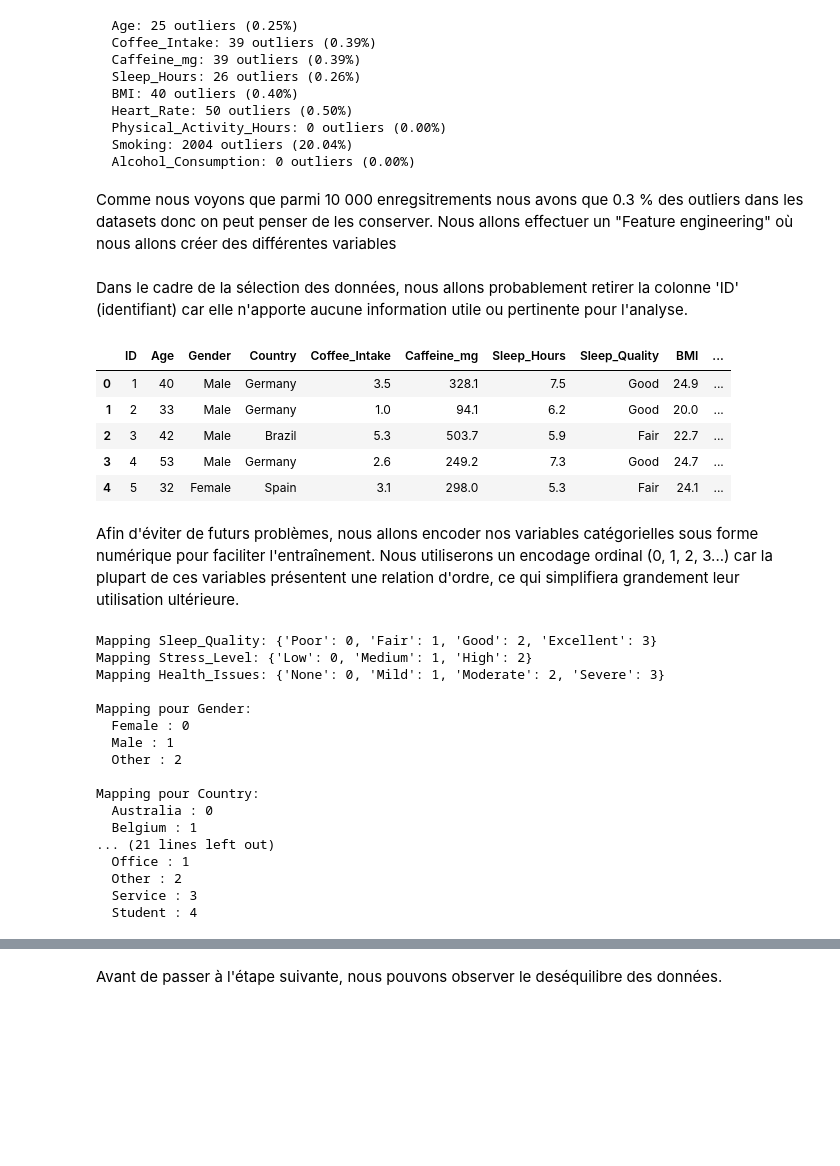
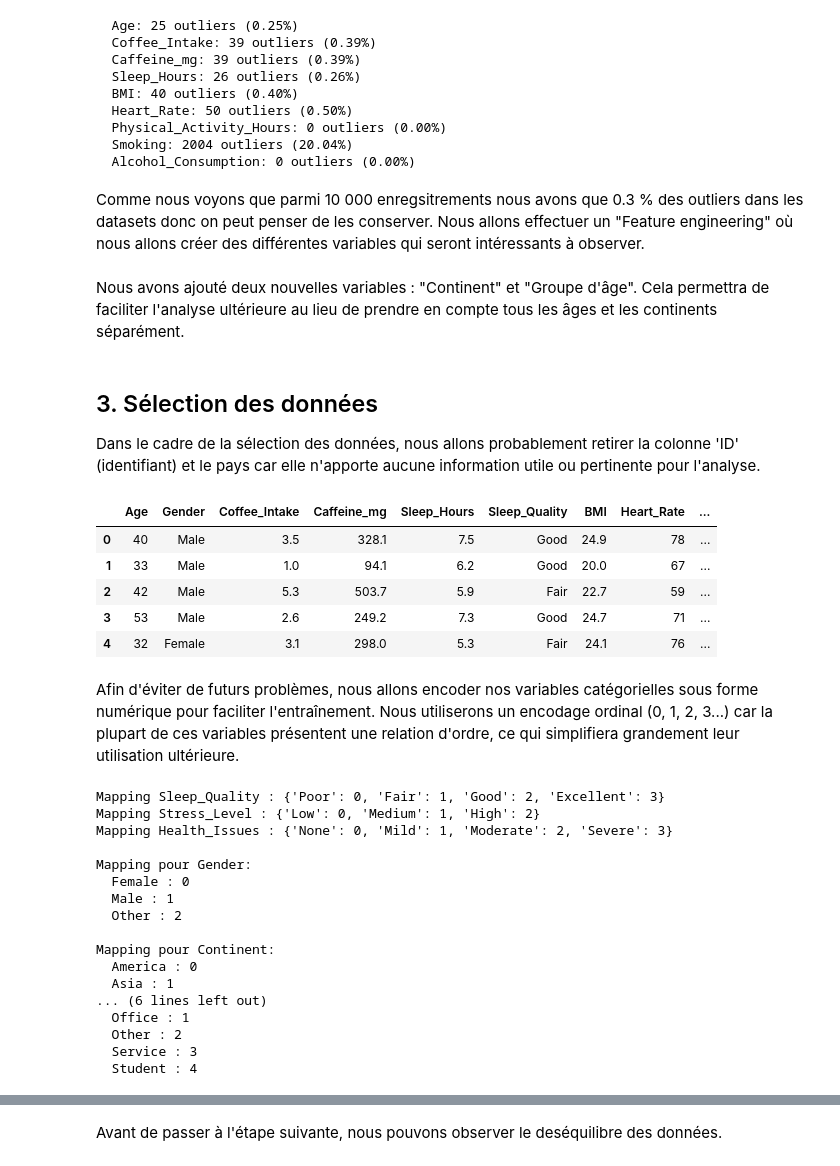
Before and after one commit to riada-zotiny/Processus_data, a Jupyter notebook: projet_AA.ipynb, the cells around one changed output, grey strips where cells are left out. Drawn from its saved outputs; the diff is of its cells as text; code cells hidden in the pictures; blank space fills up the shorter version.

```diff
--- a/projet_AA.ipynb
+++ b/projet_AA.ipynb
@@ -375,67 +374,90 @@ for col in num_vars:
   Smoking: 2004 outliers (20.04%)
   Alcohol_Consumption: 0 outliers (0.00%)
 # %% [markdown]
-Comme nous voyons que parmi 10 000 enregsitrements nous avons que 0.3 % des outliers dans les datasets donc on peut penser de les conserver. Nous allons effectuer un "Feature engineering" où nous allons créer des différentes variables
+Comme nous voyons que parmi 10 000 enregsitrements nous avons que 0.3 % des outliers dans les datasets donc on peut penser de les conserver. Nous allons effectuer un "Feature engineering" où nous allons créer des différentes variables qui seront intéressants à observer.
 # %%
-Late_Caffeine_Impact = Caffeine_mg / (Sleep_Hours + 0.1)
+def add_age_groups(df):
+    bins = [0, 18, 30, 45, 60, 120]
+    labels = ["0-18", "19-30", "31-45", "46-60", "60+"]
+
+    df = df.copy()
+    df["Age_Group"] = pd.cut(df["Age"], bins=bins, labels=labels, right=True)
+    return df
+
+df = add_age_groups(df)
+continent_map = {
+    'France':'Europe','Germany':'Europe','Spain':'Europe','Italy':'Europe',
+    'USA':'America','Canada':'America','Brazil':'America','Mexico':'America',
+    'Japan':'Asia','China':'Asia','India':'Asia','South Korea':'Asia',
+    'Australia':'Oceania','New Zealand':'Oceania',
+    'South Africa':'Africa','Morocco':'Africa','Egypt':'Africa'
+}
+df['Continent'] = df['Country'].map(continent_map).fillna('Other')
+# %% [markdown]
+Nous avons ajouté deux nouvelles variables : "Continent" et "Groupe d'âge". Cela permettra de faciliter l'analyse ultérieure au lieu de prendre en compte tous les âges et les continents séparément.
 # %% [markdown]
-Dans le cadre de la sélection des données, nous allons probablement retirer la colonne 'ID' (identifiant) car elle n'apporte aucune information utile ou pertinente pour l'analyse.
+## 3. Sélection des données
+
+Dans le cadre de la sélection des données, nous allons probablement retirer la colonne 'ID' (identifiant) et le pays car elle n'apporte aucune information utile ou pertinente pour l'analyse.
 # %%
-df.drop(columns=['ID'])
+df.drop(columns=['ID', 'Country'], inplace=True)
 df.head()
 # %% [output]
-|  | ID | Age | Gender | Country | Coffee_Intake | Caffeine_mg | Sleep_Hours | Sleep_Quality | BMI | ... |
-| 0 | 1 | 40 | Male | Germany | 3.5 | 328.1 | 7.5 | Good | 24.9 | ... |
-| 1 | 2 | 33 | Male | Germany | 1.0 | 94.1 | 6.2 | Good | 20.0 | ... |
-| 2 | 3 | 42 | Male | Brazil | 5.3 | 503.7 | 5.9 | Fair | 22.7 | ... |
-| 3 | 4 | 53 | Male | Germany | 2.6 | 249.2 | 7.3 | Good | 24.7 | ... |
-| 4 | 5 | 32 | Female | Spain | 3.1 | 298.0 | 5.3 | Fair | 24.1 | ... |
+|  | Age | Gender | Coffee_Intake | Caffeine_mg | Sleep_Hours | Sleep_Quality | BMI | Heart_Rate | ... |
+| 0 | 40 | Male | 3.5 | 328.1 | 7.5 | Good | 24.9 | 78 | ... |
+| 1 | 33 | Male | 1.0 | 94.1 | 6.2 | Good | 20.0 | 67 | ... |
+| 2 | 42 | Male | 5.3 | 503.7 | 5.9 | Fair | 22.7 | 59 | ... |
+| 3 | 53 | Male | 2.6 | 249.2 | 7.3 | Good | 24.7 | 71 | ... |
+| 4 | 32 | Female | 3.1 | 298.0 | 5.3 | Fair | 24.1 | 76 | ... |
 # %% [markdown]
 Afin d'éviter de futurs problèmes, nous allons encoder nos variables catégorielles sous forme numérique pour faciliter l'entraînement. Nous utiliserons un encodage ordinal (0, 1, 2, 3...) car la plupart de ces variables présentent une relation d'ordre, ce qui simplifiera grandement leur utilisation ultérieure.
 # %%
 from sklearn.preprocessing import LabelEncoder
 
-df_encoded = df.copy()
-# Mapping manuel pour Sleep_Quality, Stress_Level, Health_Issues
+
+# au cas où si on aurait besoin de l'original plus tard
+original_df = df.copy()
+
 sleep_quality_map = {'Poor': 0, 'Fair': 1, 'Good': 2, 'Excellent': 3}
 stress_level_map = {'Low': 0, 'Medium': 1, 'High': 2}
 health_issues_map = {'None': 0, 'Mild': 1, 'Moderate': 2, 'Severe': 3}
 
-df_encoded['Sleep_Quality_encoded'] = df_encoded['Sleep_Quality'].map(sleep_quality_map)
-df_encoded['Stress_Level_encoded'] = df_encoded['Stress_Level'].map(stress_level_map)
-df_encoded['Health_Issues_encoded'] = df_encoded['Health_Issues'].map(health_issues_map)
+df['Sleep_Quality'] = df['Sleep_Quality'].map(sleep_quality_map)
+df['Stress_Level'] = df['Stress_Level'].map(stress_level_map)
+df['Health_Issues'] = df['Health_Issues'].map(health_issues_map)
 
 label_encoders = {}
+cat_vars = ['Gender', 'Continent', 'Sleep_Quality', 'Stress_Level',
+            'Health_Issues', 'Occupation']
+
 for col in cat_vars:
     if col not in ['Sleep_Quality', 'Stress_Level', 'Health_Issues']:
         le = LabelEncoder()
-        df_encoded[col + '_encoded'] = le.fit_transform(df_encoded[col].astype(str))
+        df[col] = le.fit_transform(df[col].astype(str))
         label_encoders[col] = le
 
-
-print("Mapping Sleep_Quality:", sleep_quality_map)
-print("Mapping Stress_Level:", stress_level_map)
-print("Mapping Health_Issues:", health_issues_map)
-
+print("Mapping Sleep_Quality :", sleep_quality_map)
+print("Mapping Stress_Level :", stress_level_map)
+print("Mapping Health_Issues :", health_issues_map)
 
 for col, le in label_encoders.items():
     print(f"\nMapping pour {col}:")
     for original, encoded in zip(le.classes_, le.transform(le.classes_)):
         print(f"  {original} : {encoded}")
 # %% [output]
-Mapping Sleep_Quality: {'Poor': 0, 'Fair': 1, 'Good': 2, 'Excellent': 3}
-Mapping Stress_Level: {'Low': 0, 'Medium': 1, 'High': 2}
-Mapping Health_Issues: {'None': 0, 'Mild': 1, 'Moderate': 2, 'Severe': 3}
+Mapping Sleep_Quality : {'Poor': 0, 'Fair': 1, 'Good': 2, 'Excellent': 3}
+Mapping Stress_Level : {'Low': 0, 'Medium': 1, 'High': 2}
+Mapping Health_Issues : {'None': 0, 'Mild': 1, 'Moderate': 2, 'Severe': 3}
 
 Mapping pour Gender:
   Female : 0
   Male : 1
   Other : 2
 
-Mapping pour Country:
-  Australia : 0
-  Belgium : 1
-... (21 lines left out)
+Mapping pour Continent:
+  America : 0
+  Asia : 1
+... (6 lines left out)
   Office : 1
   Other : 2
   Service : 3
```
Also changed, not shown: parts of 19 cells of this notebook.
